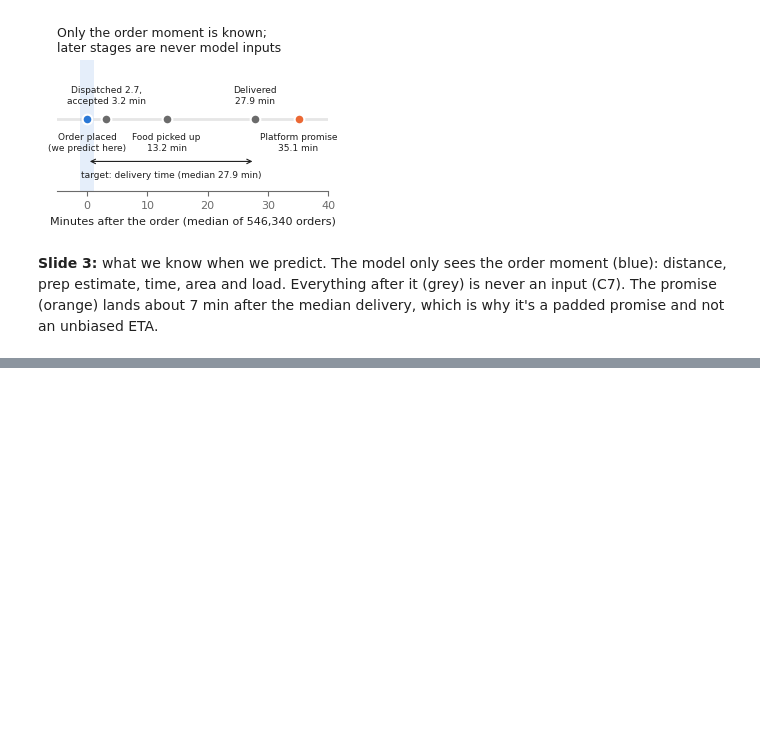
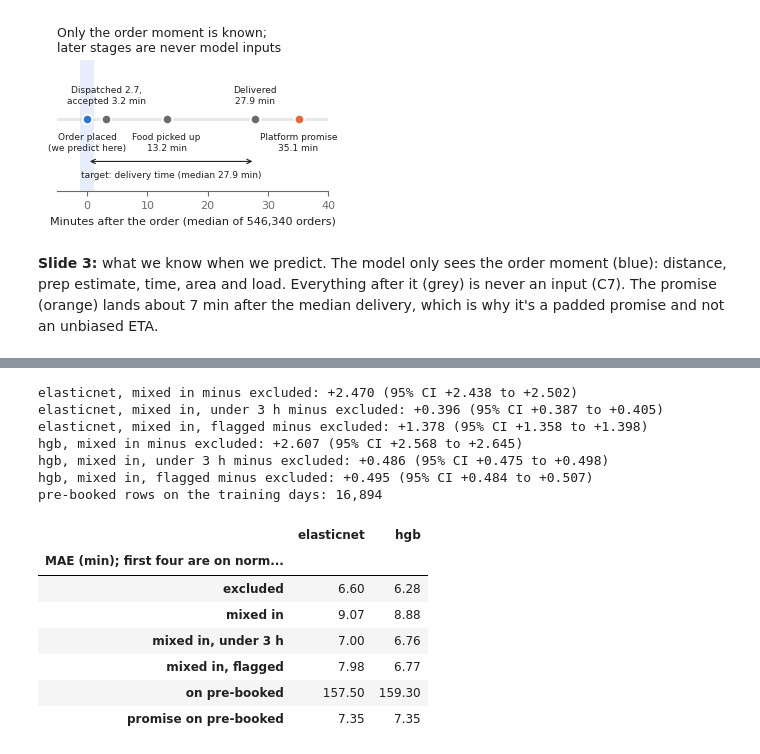
Before and after one commit to lynn60107070/dsai5101-delivery-eta, a Jupyter notebook: notebooks/01_data_audit.ipynb, the cells around one changed output, grey strips where cells are left out. Saved outputs shown, nothing was run; the diff lists cells and outputs as text; code cells hidden in the pictures; blank space fills up the shorter version.

```diff
--- a/notebooks/01_data_audit.ipynb
+++ b/notebooks/01_data_audit.ipynb
@@ -664 +723,58 @@ arrival vs promised time: median -5.5 min, late 20.7% (normal orders: 14.8%)
+# %%
+# Does leaving them out help? Training days only, same forward folds as the models; the test days stay untouched
+from common import split
+from common.config import TRAIN_DAYS
+from common.evaluate import paired_bootstrap
+from common.features import FEATURE_SETS, FeatureSet
+from experiments.run import fit_predict
+
+everything = load_table(modelling=False)
+everything = everything[everything["day"].isin(TRAIN_DAYS) & everything["delivery_min"].notna()]
+normal = everything[(everything["is_prebook"] == 0) & ~everything["implausible"]]
+booked = everything[everything["is_prebook"] == 1]
+base = FEATURE_SETS["base"]
+with_flag = FeatureSet("with_flag", (*base.numeric, "is_prebook"), base.categorical)
+
+
+def abs_err(y, pred):
+    return np.abs(y.to_numpy() - pred)
+
+
+rows = {}
+for model in ["elasticnet", "hgb"]:
+    errors = {k: [] for k in ["excluded", "mixed in", "mixed in, under 3 h", "mixed in, flagged", "on pre-booked", "promise on pre-booked"]}
+    for _, fit, val in split.forward_folds(normal):
+        fit_booked = booked[booked["day"].isin(fit["day"].unique())]
+        short_booked = fit_booked[fit_booked["delivery_min"] <= 180]   # keeps C5 if only C4 were dropped
+        val_booked = booked[booked["day"] == val["day"].iloc[0]]
+        for name, fs, rows_fit in [("excluded", base, fit),
+                                   ("mixed in", base, pd.concat([fit, fit_booked])),
+                                   ("mixed in, under 3 h", base, pd.concat([fit, short_booked])),
+                                   ("mixed in, flagged", with_flag, pd.concat([fit, fit_booked]))]:
+            errors[name].append(abs_err(val["delivery_min"], fit_predict(model, fs, rows_fit, val)[0]))
+        errors["on pre-booked"].append(abs_err(val_booked["delivery_min"], fit_predict(model, base, fit, val_booked)[0]))
+        errors["promise on pre-booked"].append(abs_err(val_booked["delivery_min"], val_booked["promise_min"].to_numpy()))
+    errors = {k: np.concatenate(v) for k, v in errors.items()}
+    rows[model] = {k: v.mean() for k, v in errors.items()}
+    for name in ["mixed in", "mixed in, under 3 h", "mixed in, flagged"]:
+        boot = paired_bootstrap(pd.Series(errors[name]), pd.Series(errors["excluded"]))
+        print(f"{model}, {name} minus excluded: {boot['diff']:+.3f} (95% CI {boot['ci95'][0]:+.3f} to {boot['ci95'][1]:+.3f})")
+print(f"pre-booked rows on the training days: {len(booked):,}")
+pd.DataFrame(rows).round(2).rename_axis("MAE (min); first four are on normal orders")
+# %% [output]
+elasticnet, mixed in minus excluded: +2.470 (95% CI +2.438 to +2.502)
+elasticnet, mixed in, under 3 h minus excluded: +0.396 (95% CI +0.387 to +0.405)
+elasticnet, mixed in, flagged minus excluded: +1.378 (95% CI +1.358 to +1.398)
+hgb, mixed in minus excluded: +2.607 (95% CI +2.568 to +2.645)
+hgb, mixed in, under 3 h minus excluded: +0.486 (95% CI +0.475 to +0.498)
+hgb, mixed in, flagged minus excluded: +0.495 (95% CI +0.484 to +0.507)
+pre-booked rows on the training days: 16,894
+|  | elasticnet | hgb |
+| MAE (min); first four are on norm... |  |  |
+| excluded | 6.60 | 6.28 |
+| mixed in | 9.07 | 8.88 |
+| mixed in, under 3 h | 7.00 | 6.76 |
+| mixed in, flagged | 7.98 | 6.77 |
+| on pre-booked | 157.50 | 159.30 |
+| promise on pre-booked | 7.35 | 7.35 |
 # %% [markdown]
```
Also changed, not shown: parts of 6 cells of this notebook, 1 other file.
